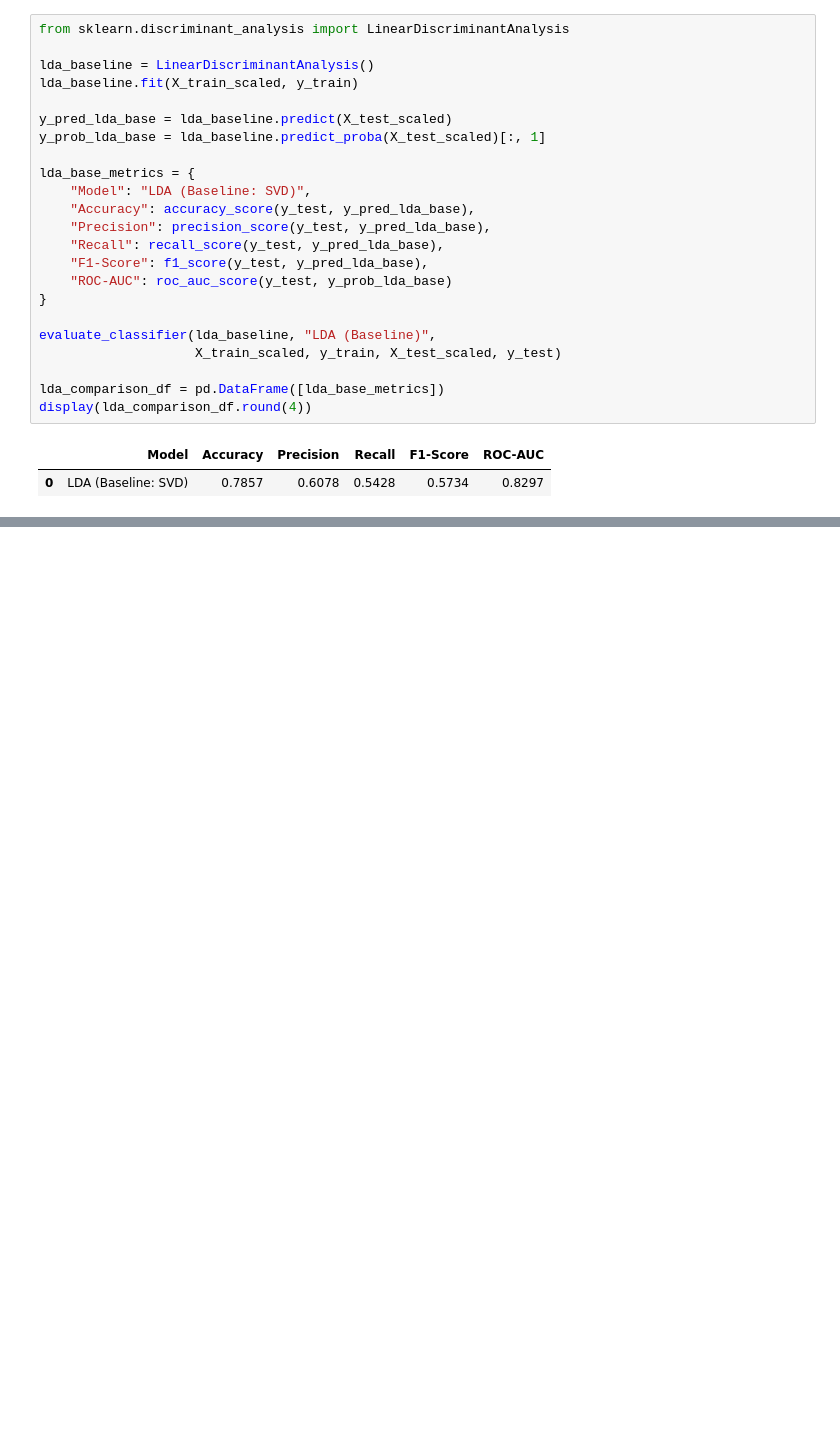
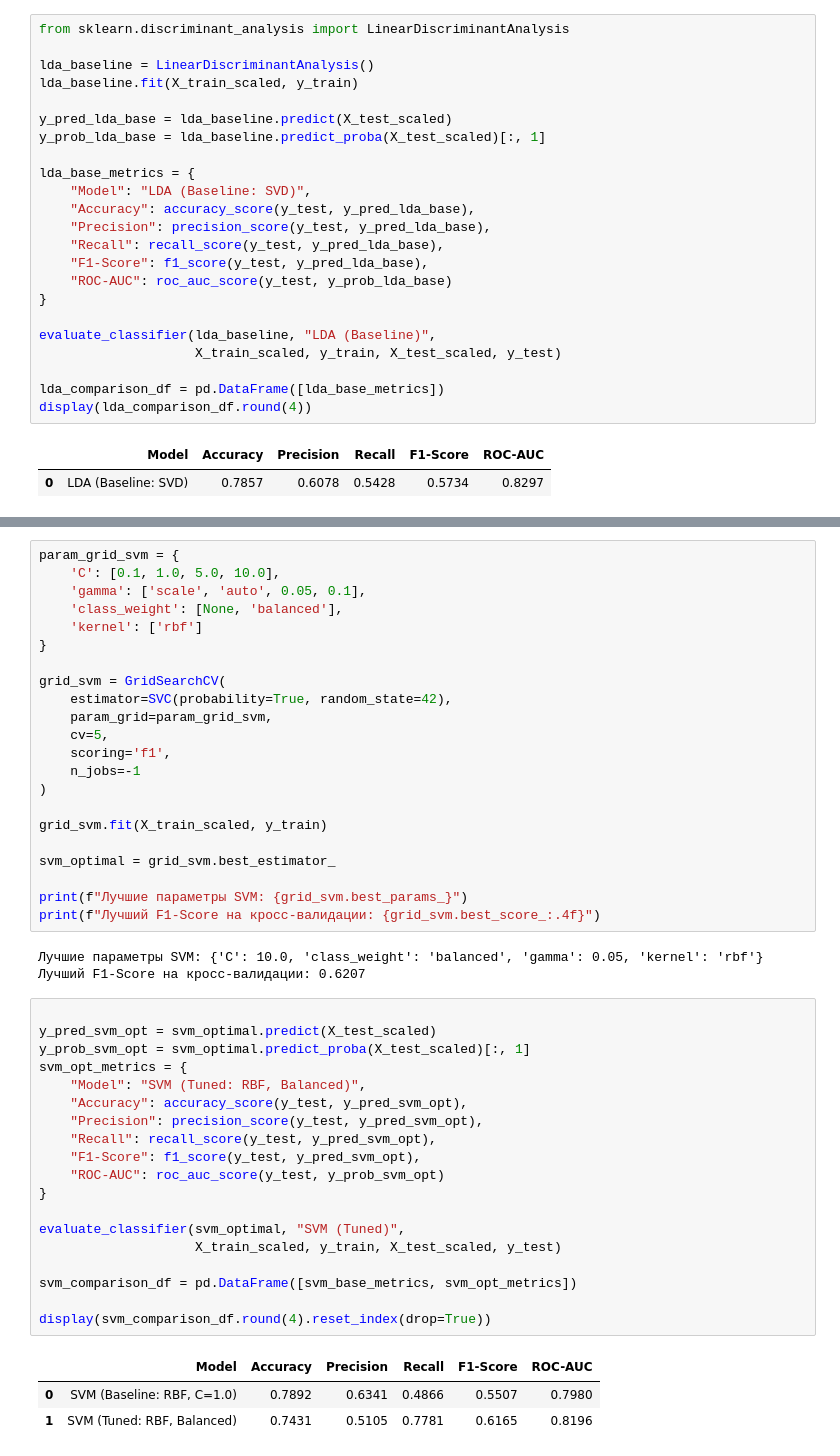
Before and after one commit to Lavrous/ML_LAB2_True, a Jupyter notebook: notebook/Lab2.ipynb, the cells around one changed output, grey strips where cells are left out. Saved outputs shown, nothing was run; the diff lists cells and outputs as text; blank space fills up the shorter version.

```diff
--- a/notebook/Lab2.ipynb
+++ b/notebook/Lab2.ipynb
@@ -830,0 +1010,48 @@ display(lda_comparison_df.round(4))
+# %%
+param_grid_svm = {
+    'C': [0.1, 1.0, 5.0, 10.0],
+    'gamma': ['scale', 'auto', 0.05, 0.1],
+    'class_weight': [None, 'balanced'],
+    'kernel': ['rbf']
+}
+
+grid_svm = GridSearchCV(
+    estimator=SVC(probability=True, random_state=42),
+    param_grid=param_grid_svm,
+    cv=5,
+    scoring='f1',
+    n_jobs=-1
+)
+
+grid_svm.fit(X_train_scaled, y_train)
+
+svm_optimal = grid_svm.best_estimator_
+
+print(f"Лучшие параметры SVM: {grid_svm.best_params_}")
+print(f"Лучший F1-Score на кросс-валидации: {grid_svm.best_score_:.4f}")
+# %% [output]
+Лучшие параметры SVM: {'C': 10.0, 'class_weight': 'balanced', 'gamma': 0.05, 'kernel': 'rbf'}
+Лучший F1-Score на кросс-валидации: 0.6207
+# %%
+
+y_pred_svm_opt = svm_optimal.predict(X_test_scaled)
+y_prob_svm_opt = svm_optimal.predict_proba(X_test_scaled)[:, 1]
+svm_opt_metrics = {
+    "Model": "SVM (Tuned: RBF, Balanced)",
+    "Accuracy": accuracy_score(y_test, y_pred_svm_opt),
+    "Precision": precision_score(y_test, y_pred_svm_opt),
+    "Recall": recall_score(y_test, y_pred_svm_opt),
+    "F1-Score": f1_score(y_test, y_pred_svm_opt),
+    "ROC-AUC": roc_auc_score(y_test, y_prob_svm_opt)
+}
+
+evaluate_classifier(svm_optimal, "SVM (Tuned)",
+                    X_train_scaled, y_train, X_test_scaled, y_test)
+
+svm_comparison_df = pd.DataFrame([svm_base_metrics, svm_opt_metrics])
+
+display(svm_comparison_df.round(4).reset_index(drop=True))
+# %% [output]
+|  | Model | Accuracy | Precision | Recall | F1-Score | ROC-AUC |
+| 0 | SVM (Baseline: RBF, C=1.0) | 0.7892 | 0.6341 | 0.4866 | 0.5507 | 0.7980 |
+| 1 | SVM (Tuned: RBF, Balanced) | 0.7431 | 0.5105 | 0.7781 | 0.6165 | 0.8196 |
```
Also changed, not shown: parts of 15 cells of this notebook.
